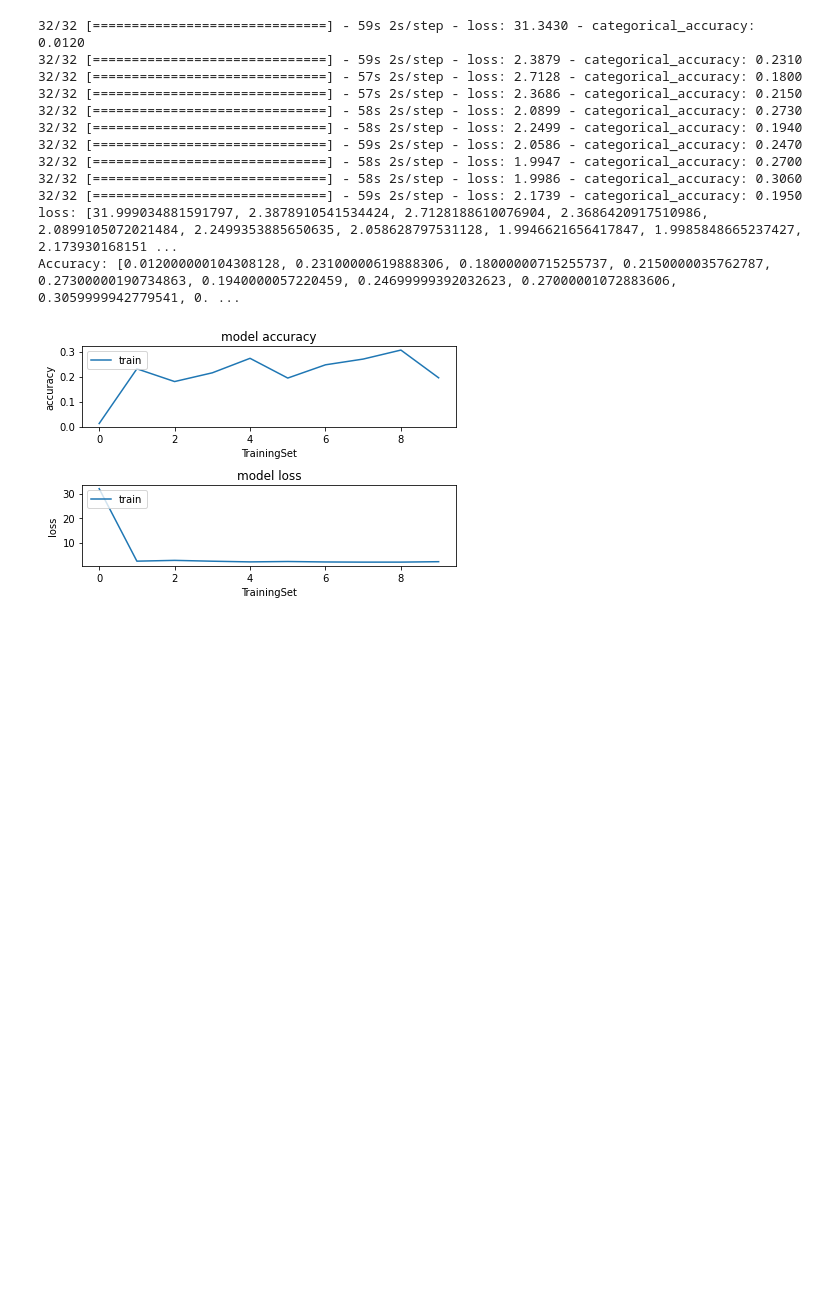
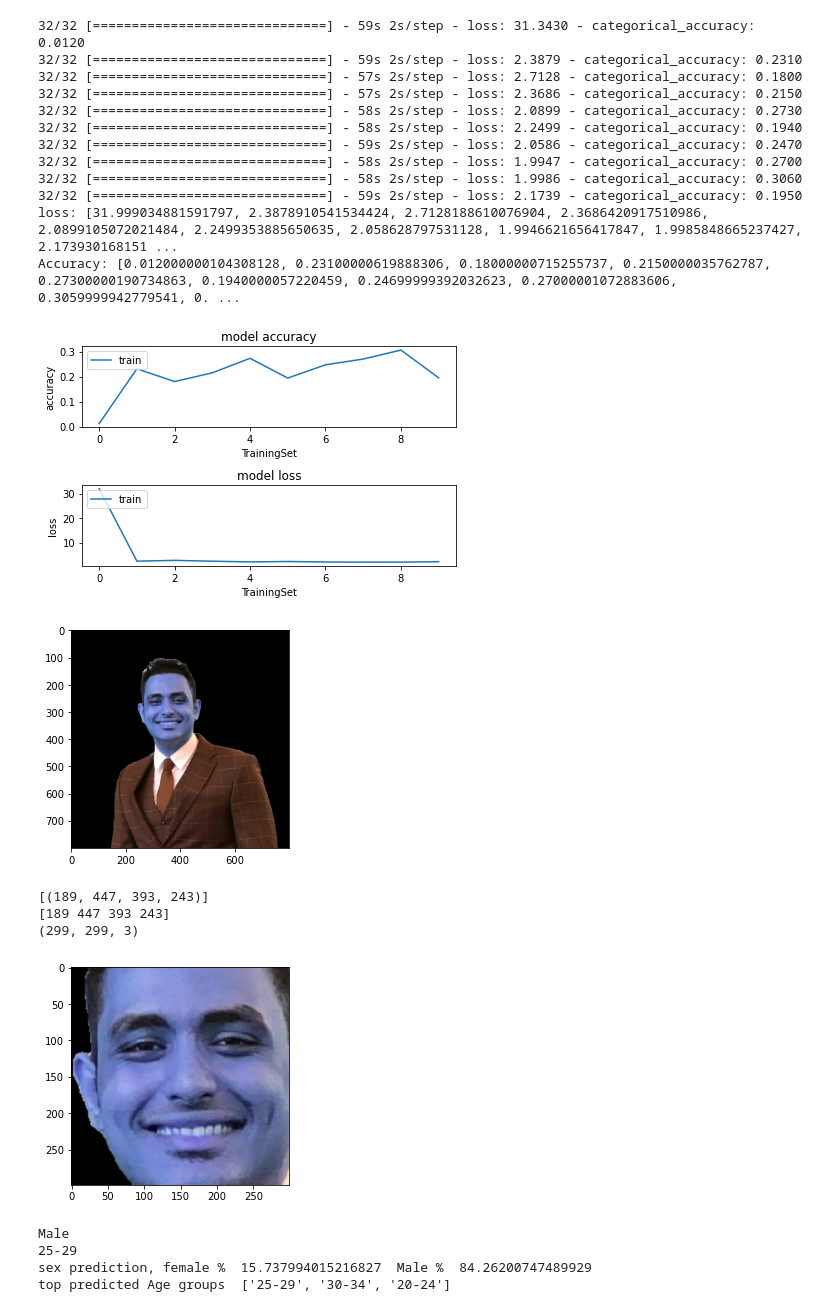
Before and after one commit to CSCI4850/s21-team9-project, a Jupyter notebook: TrainTheData.ipynb, the cells around one changed output. Drawn from its saved outputs; the diff is of its cells as text; code cells hidden in the pictures; blank space fills up the shorter version.

```diff
--- a/TrainTheData.ipynb
+++ b/TrainTheData.ipynb
@@ -521,3 +582,34 @@ plt.show()
 loss: [31.999034881591797, 2.3878910541534424, 2.7128188610076904, 2.3686420917510986, 2.0899105072021484, 2.2499353885650635, 2.058628797531128, 1.9946621656417847, 1.9985848665237427, 2.173930168151 ...
 Accuracy: [0.012000000104308128, 0.23100000619888306, 0.18000000715255737, 0.2150000035762787, 0.27300000190734863, 0.1940000057220459, 0.24699999392032623, 0.27000001072883606, 0.3059999942779541, 0. ...
 [figure]
+# %%
+#  0, 3 ,2 ,1
+X=[]
+Y=[]
+Z=[]
+image = cv2.imread("../1602005950955_edited.png")
+plt.imshow(image)
+plt.show()
+# if the image is one of the corrupted image, skip this entry
+face_loc = get_face_locations_img(image)
+#print(face_loc)
+#print(np.asarray(face_loc[0]))
+cropped_image = crop_face_recognition_image(image, np.asarray(face_loc[0]))
+resized_image = resize_image(cropped_image)
+X.append(resized_image)
+Y.append([0, 1]) # gender
+Z.append(24//5) # age
+print(resized_image.shape)
+plt.imshow(resized_image)
+plt.show()
+X = np.array(X)
+Y = np.array(Y).astype('float32')
+Y = keras.utils.to_categorical(Y)
+Z = np.array(Z).astype('float32')
+Z = keras.utils.to_categorical(Z, num_classes = 26)
+# %% [output]
+[figure, added]
+[(189, 447, 393, 243)]
+[189 447 393 243]
+(299, 299, 3)
+[figure, added]
@@ -523,0 +619,16 @@ Accuracy: [0.012000000104308128, 0.23100000619888306, 0.18000000715255737, 0.215
+# %%
+gender_predicitions  = gender_model.predict(X[:,:,:,:])
+age_predicitions  = age_model.predict(X[:,:,:,:])
+if (gender_predicitions[0][0] >= 0.5):
+    print('Female')
+else:
+     print('Male')
+print(decode_age_returns(age_predicitions[0], 1)[0])
+
+print("sex prediction, female % ", gender_predicitions[0][0]*100, " Male % ", gender_predicitions[0][1]*100)
+print('top predicted Age groups ', decode_age_returns(age_predicitions[0], 3))
+# %% [output]
+Male
+25-29
+sex prediction, female %  15.737994015216827  Male %  84.26200747489929
+top predicted Age groups  ['25-29', '30-34', '20-24']
```
Also changed, not shown: parts of 10 cells of this notebook.
